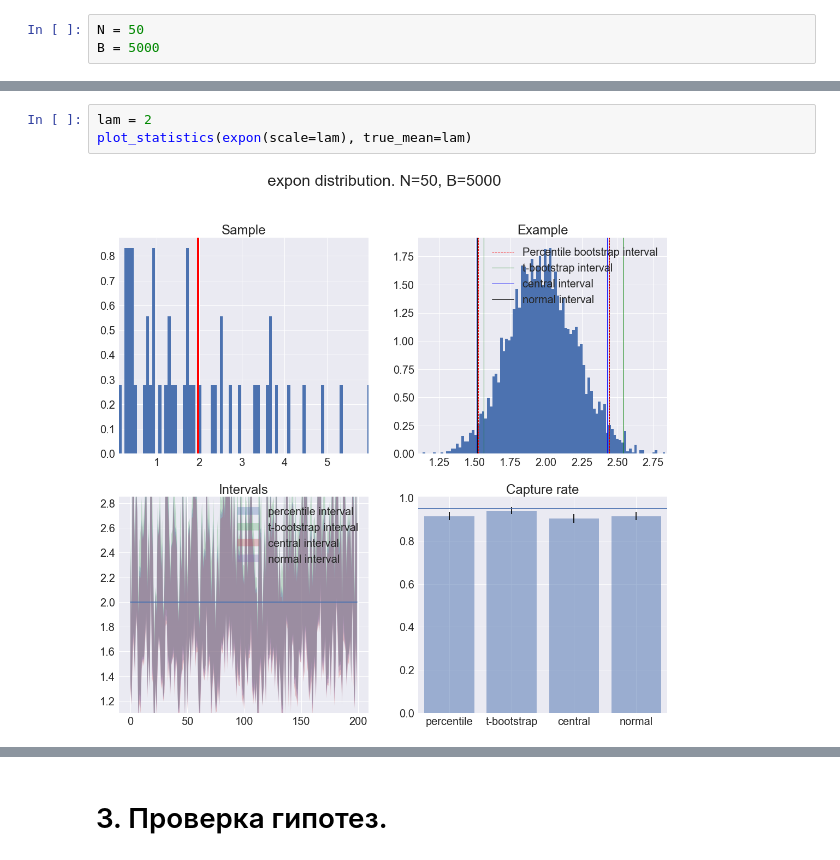
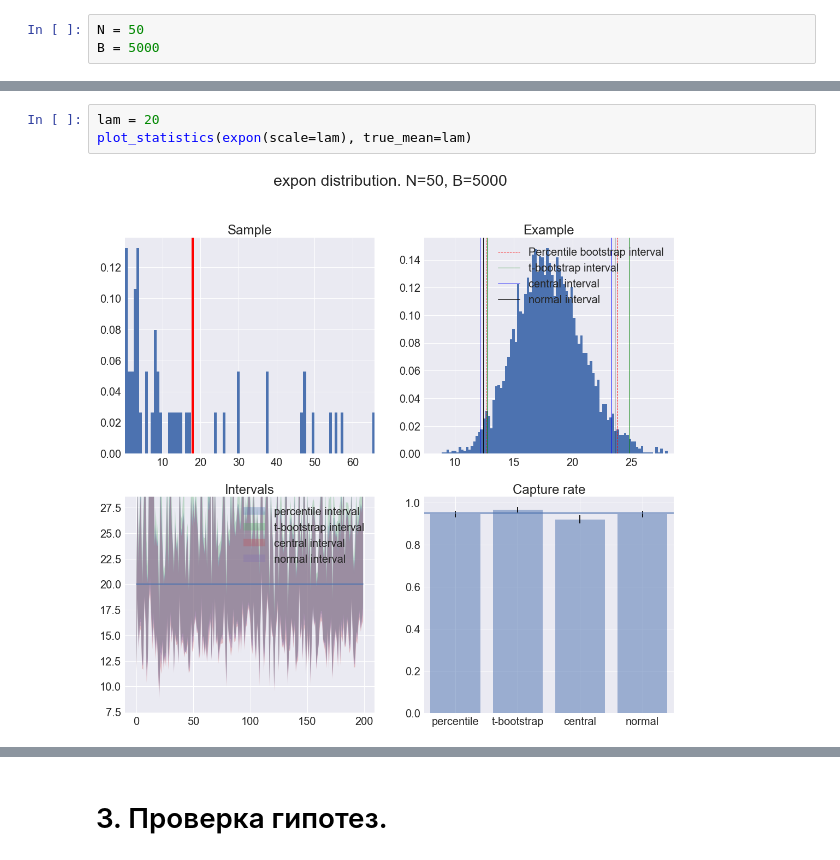
Before and after one commit to SchattenGenie/statsbio, a Jupyter notebook: seminars/05_intervals_and_tests/intervals_and_tests.ipynb, the cells around one changed output, grey strips where cells are left out. Drawn from its saved outputs; the diff is of its cells as text.

```diff
--- a/seminars/05_intervals_and_tests/intervals_and_tests.ipynb
+++ b/seminars/05_intervals_and_tests/intervals_and_tests.ipynb
@@ -391,10 +392,10 @@ plot_statistics(norm(), true_mean=0)
 
 <img src="https://upload.wikimedia.org/wikipedia/commons/thumb/e/ec/Exponential_pdf.svg/360px-Exponential_pdf.svg.png" alt="drawing" width="400"/>
 # %%
-lam = 2
+lam = 20
 plot_statistics(expon(scale=lam), true_mean=lam)
 # %% [output]
-[figure, old version]
+[figure, new version]
 # %% [markdown]
 
 
```
Also changed, not shown: parts of 89 cells of this notebook, 6 other files.
